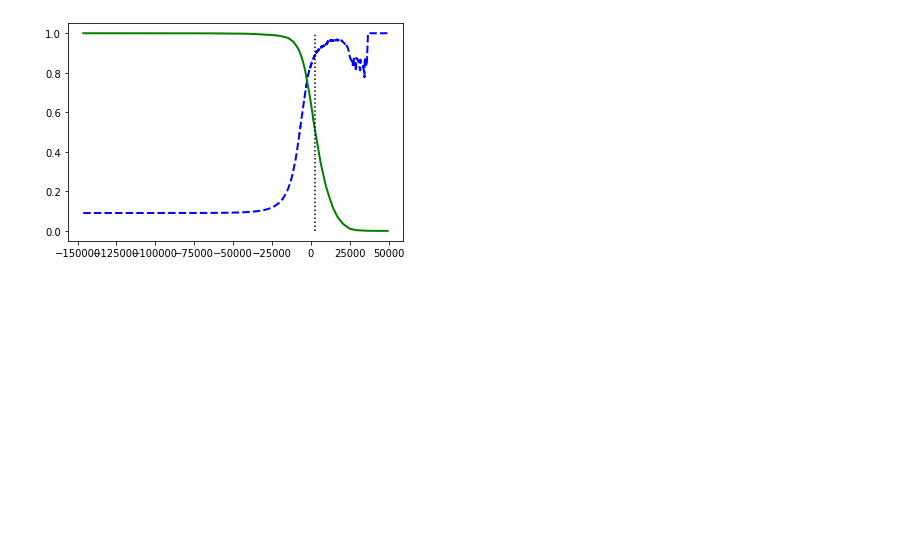
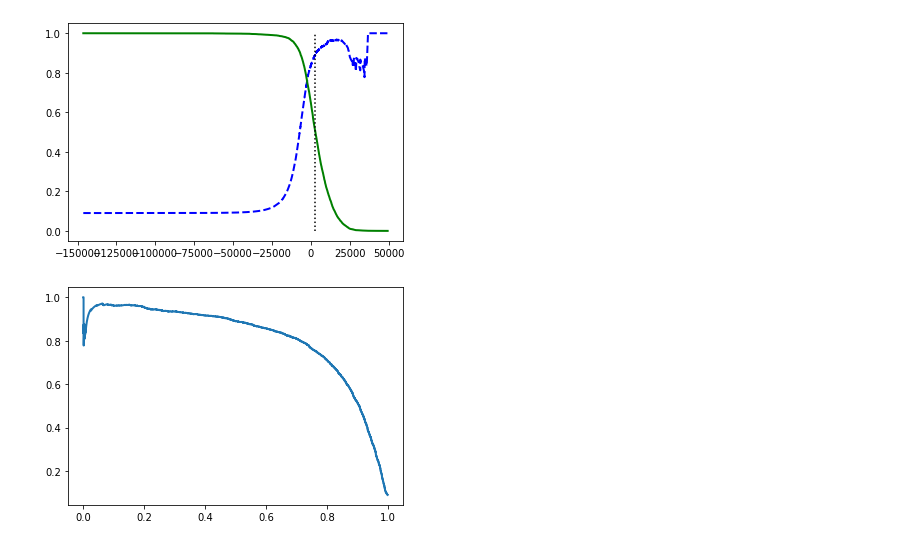
Before and after one commit to mhrezabod/Practice, a Jupyter notebook: basic training/3-classification sample/classification pr.ipynb, the cells around one changed output. Saved outputs shown, nothing was run; the diff lists cells and outputs as text; code cells hidden in the pictures; blank space fills up the shorter version.

Commit message:
chart

```diff
--- a/basic training/3-classification sample/classification pr.ipynb
+++ b/basic training/3-classification sample/classification pr.ipynb
@@ -123,3 +124,9 @@ plt.vlines(threshold, 0, 1.0, "k", "dotted", label="threshold")
 plt.show()
 # %% [output]
 [figure]
+# %%
+plt.plot(recalls, precisions, linewidth=2,
+label="Precision/Recall curve")
+plt.show()
+# %% [output]
+[figure, added]
```
Also changed, not shown: parts of 1 cell of this notebook.
